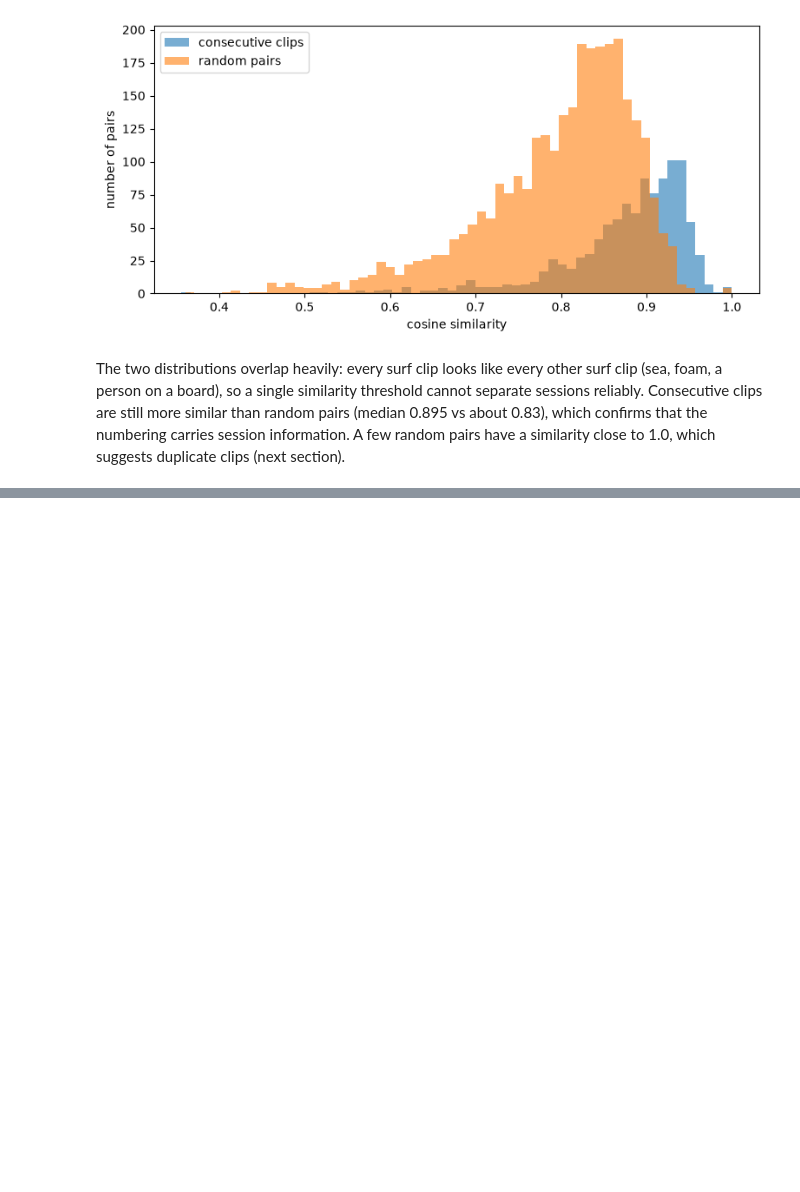
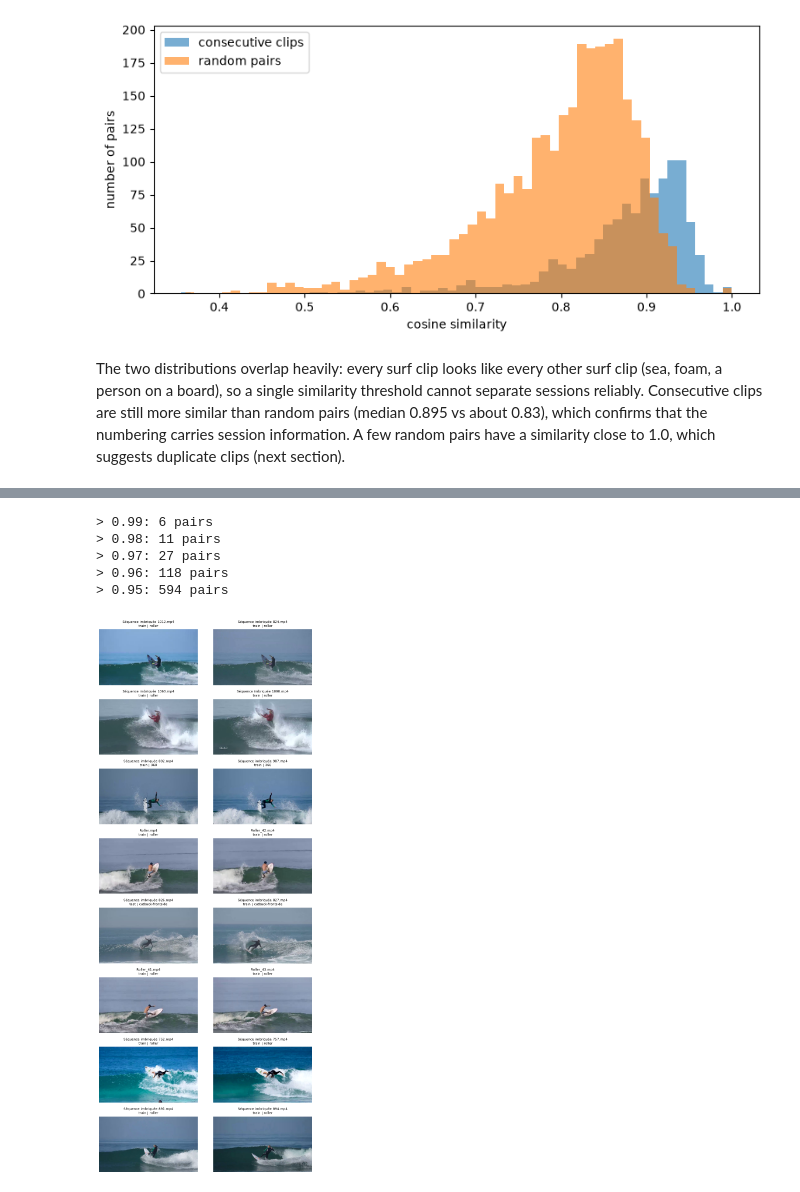
Before and after one commit to fabriciogmaraes/surf-maneuver-recognition, a Jupyter notebook: notebooks/02_session_split.ipynb, the cells around one changed output, grey strips where cells are left out. Drawn from its saved outputs; the diff is of its cells as text; code cells hidden in the pictures; blank space fills up the shorter version.

```diff
--- a/notebooks/02_session_split.ipynb
+++ b/notebooks/02_session_split.ipynb
@@ -136,0 +225,19 @@ A few random pairs have a similarity close to 1.0, which suggests duplicate clip
+# %%
+upper = np.triu(sim_matrix, k=1)
+
+# How many pairs remain at lower thresholds? Re-exported duplicates may fall slightly below 0.98
+for threshold in [0.99, 0.98, 0.97, 0.96, 0.95]:
+    print(f"> {threshold}: {(upper > threshold).sum()} pairs")
+
+# Visual check of the borderline range (0.96 to 0.98)
+a, b = np.where((upper > 0.96) & (upper <= 0.98))
+borderline = pd.DataFrame({"row_a": a, "row_b": b, "similarity": sim_matrix[a, b].round(4)})
+borderline = borderline.sort_values("similarity", ascending=False)
+show_pairs(borderline.head(8))
+# %% [output]
+> 0.99: 6 pairs
+> 0.98: 11 pairs
+> 0.97: 27 pairs
+> 0.96: 118 pairs
+> 0.95: 594 pairs
+[figure, added]
```
Also changed, not shown: parts of 18 cells of this notebook.
